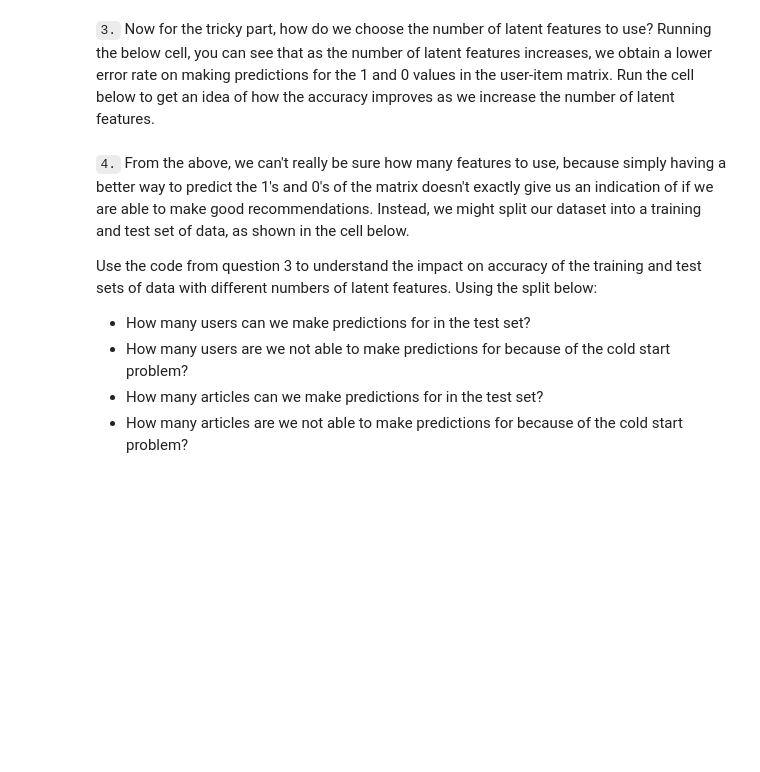
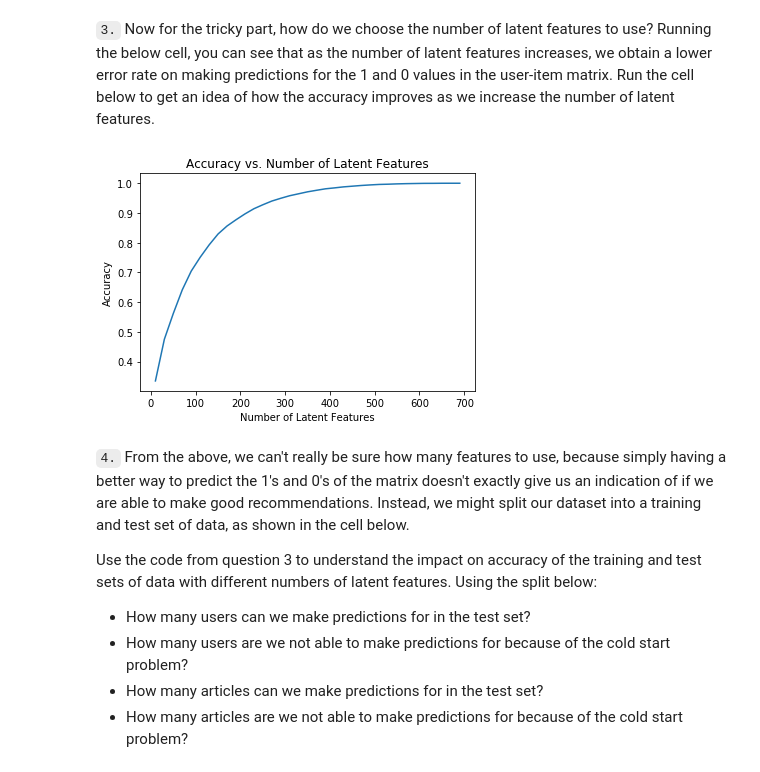
Before and after one commit to SimpliCTea/udacity-projects, a Jupyter notebook: recommendation_engine_IBM/Recommendations_with_IBM.ipynb, the cells around one changed output. Saved outputs shown, nothing was run; the diff lists cells and outputs as text; code cells hidden in the pictures; blank space fills up the shorter version.

Commit message:
feat: set up matrix factorization

```diff
--- a/recommendation_engine_IBM/Recommendations_with_IBM.ipynb
+++ b/recommendation_engine_IBM/Recommendations_with_IBM.ipynb
@@ -715,4 +724,4 @@ user_item_matrix.head()
 # %%
 # Perform SVD on the User-Item Matrix Here
 
-u, s, vt = # use the built in to get the three matrices
+u, s, vt = np.linalg.svd(user_item_matrix) # use the built in to get the three matrices
@@ -721,28 +738,33 @@ u, s, vt = # use the built in to get the three matrices
 # %% [markdown]
 `3.` Now for the tricky part, how do we choose the number of latent features to use?  Running the below cell, you can see that as the number of latent features increases, we obtain a lower error rate on making predictions for the 1 and 0 values in the user-item matrix.  Run the cell below to get an idea of how the accuracy improves as we increase the number of latent features.
 # %%
-num_latent_feats = np.arange(10,700+10,20)
-sum_errs = []
+def plot_accuracy_num_latent(u,s,vt,user_item_matrix):
+    num_latent_feats = np.arange(10,700+10,20)
+    sum_errs = []
 
-for k in num_latent_feats:
-    # restructure with k latent features
-    s_new, u_new, vt_new = np.diag(s[:k]), u[:, :k], vt[:k, :]
+    for k in num_latent_feats:
+        # restructure with k latent features
+        s_new, u_new, vt_new = np.diag(s[:k]), u[:, :k], vt[:k, :]
 
-    # take dot product
-    user_item_est = np.around(np.dot(np.dot(u_new, s_new), vt_new))
+        # take dot product
+        user_item_est = np.around(np.dot(np.dot(u_new, s_new), vt_new))
 
-    # compute error for each prediction to actual value
-    diffs = np.subtract(user_item_matrix, user_item_est)
+        # compute error for each prediction to actual value
+        diffs = np.subtract(user_item_matrix, user_item_est)
 
-    # total errors and keep track of them
-    err = np.sum(np.sum(np.abs(diffs)))
-    sum_errs.append(err)
+        # total errors and keep track of them
+        err = np.sum(np.sum(np.abs(diffs)))
+        sum_errs.append(err)
 
 
-plt.plot(num_latent_feats, 1 - np.array(sum_errs)/df.shape[0]);
-plt.xlabel('Number of Latent Features');
-plt.ylabel('Accuracy');
-plt.title('Accuracy vs. Number of Latent Features');
+    plt.plot(num_latent_feats, 1 - np.array(sum_errs)/df.shape[0]);
+    plt.xlabel('Number of Latent Features');
+    plt.ylabel('Accuracy');
+    plt.title('Accuracy vs. Number of Latent Features');
+# %%
+plot_accuracy_num_latent(u,s,vt,user_item_matrix)
+# %% [output]
+[figure, added]
 # %% [markdown]
 `4.` From the above, we can't really be sure how many features to use, because simply having a better way to predict the 1's and 0's of the matrix doesn't exactly give us an indication of if we are able to make good recommendations.  Instead, we might split our dataset into a training and test set of data, as shown in the cell below.
 
```
Also changed, not shown: parts of 12 cells of this notebook.
